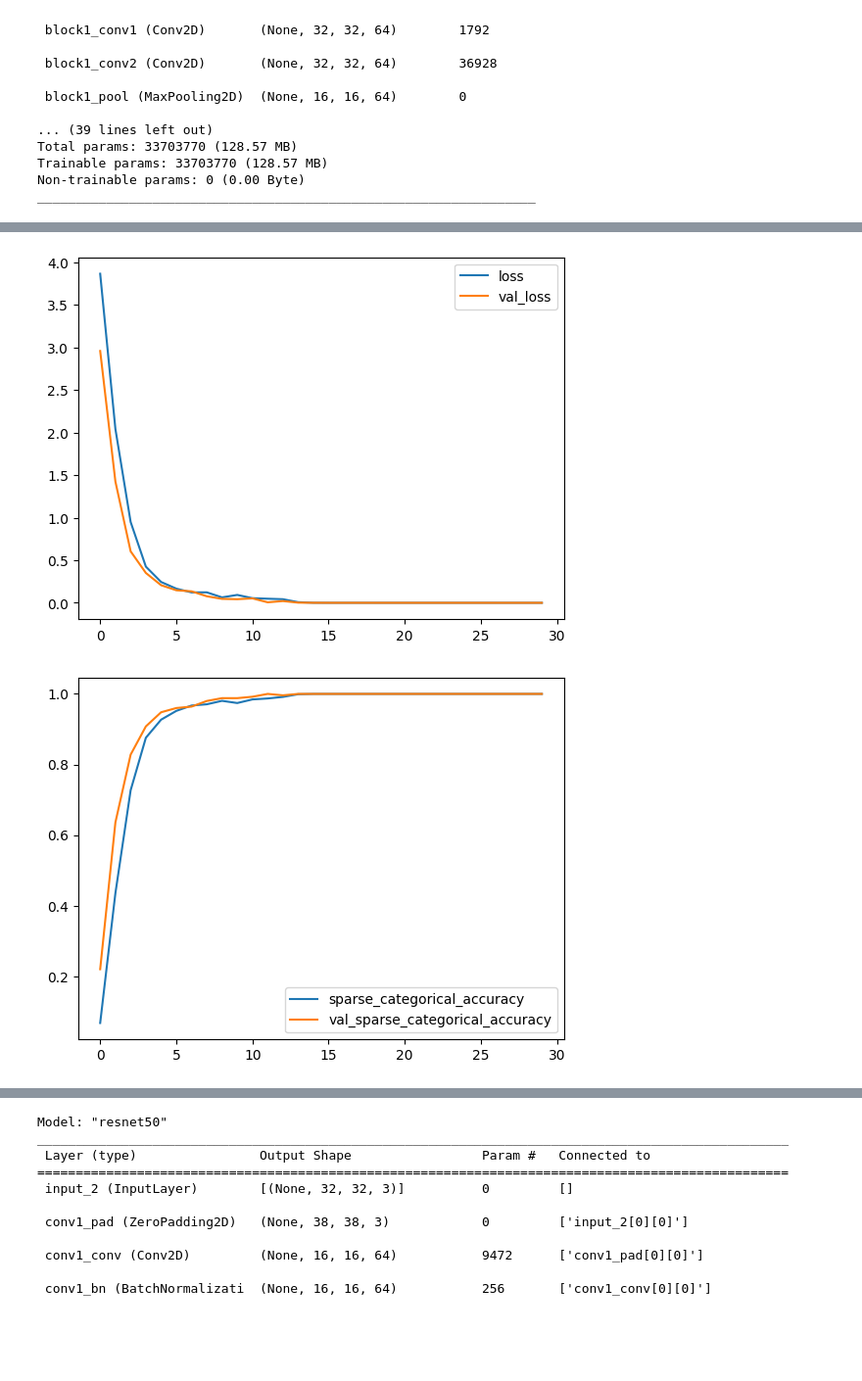
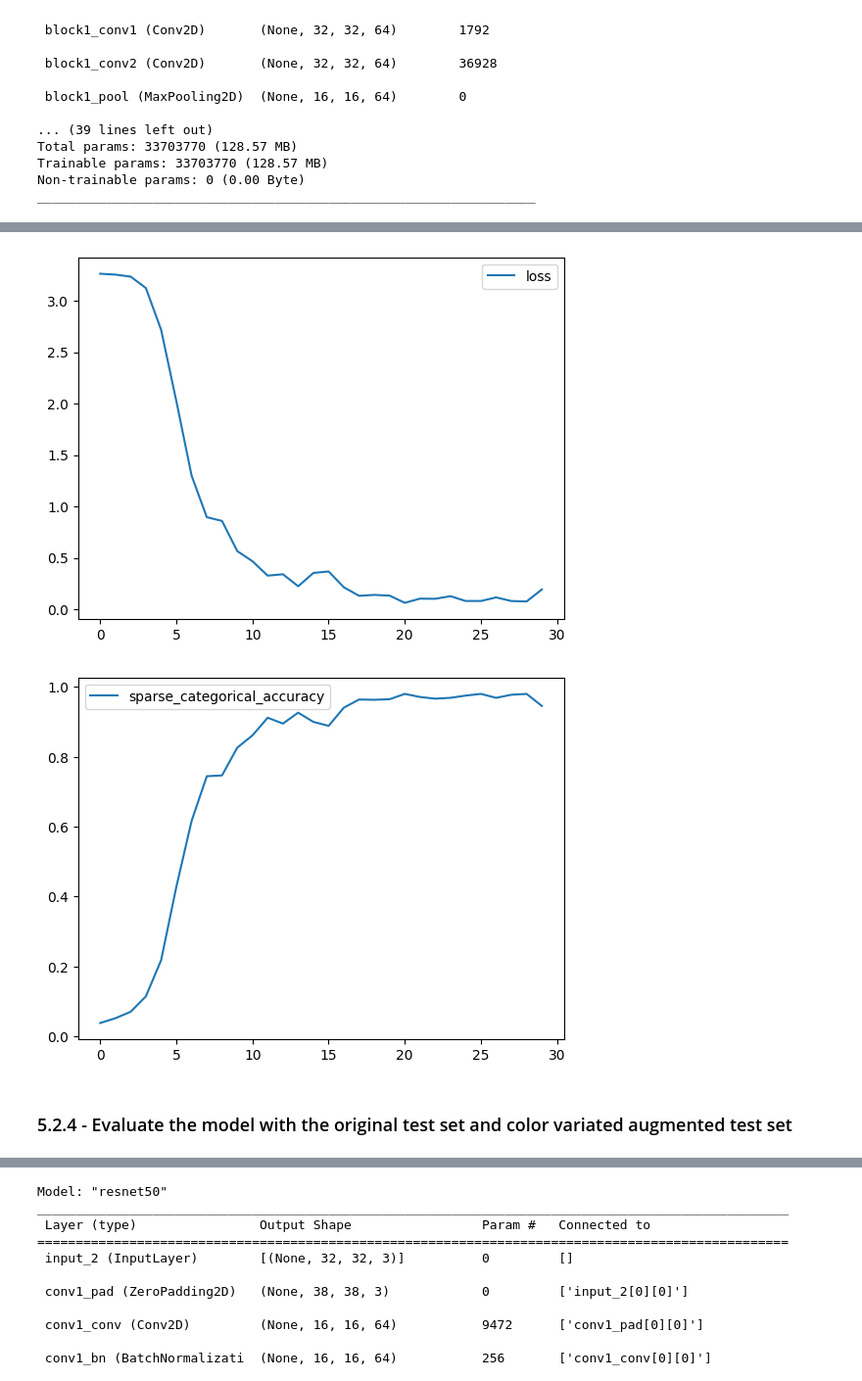
Before and after one commit to MFahadSohail/EECS4404_Project, a Jupyter notebook: braille_model.ipynb, the cells around one changed output, grey strips where cells are left out. Shown at 98% size. Drawn from its saved outputs; the diff is of its cells as text; code cells hidden in the pictures; blank space fills up the shorter version.

Commit message:
Fix wrong model plots and indices

```diff
--- a/braille_model.ipynb
+++ b/braille_model.ipynb
@@ -507,7 +514,10 @@ _________________________________________________________________
 # %%
 import pandas as pd
 
-history_frame = pd.DataFrame(history.history)
-history_frame.loc[:, ['loss', 'val_loss']].plot()
-history_frame.loc[:, ['sparse_categorical_accuracy', 'val_sparse_categorical_accuracy']].plot()
+history_vgg_frame = pd.DataFrame(history_vgg.history)
+history_vgg_frame.loc[:, ['loss']].plot()
+history_vgg_frame.loc[:, ['sparse_categorical_accuracy']].plot()
+
+print("Final loss: {:.16f}".format(history_vgg_frame.iloc[-1].loss))
+print("Final accuracy: {:.16f}".format(history_vgg_frame.iloc[-1].sparse_categorical_accuracy))
 # %% [output]
@@ -515,5 +526,7 @@ history_frame.loc[:, ['sparse_categorical_accuracy', 'val_sparse_categorical_acc
-[figure, old version]
+[figure, new version]
-[figure, old version]
+[figure, new version]
+# %% [markdown]
+### 5.2.4 - Evaluate the model with the original test set and color variated augmented test set
 # %%
 print("Adam Optimizer")
 model_vgg.evaluate(X_test_32, y_test)
```
Also changed, not shown: parts of 30 cells of this notebook.
